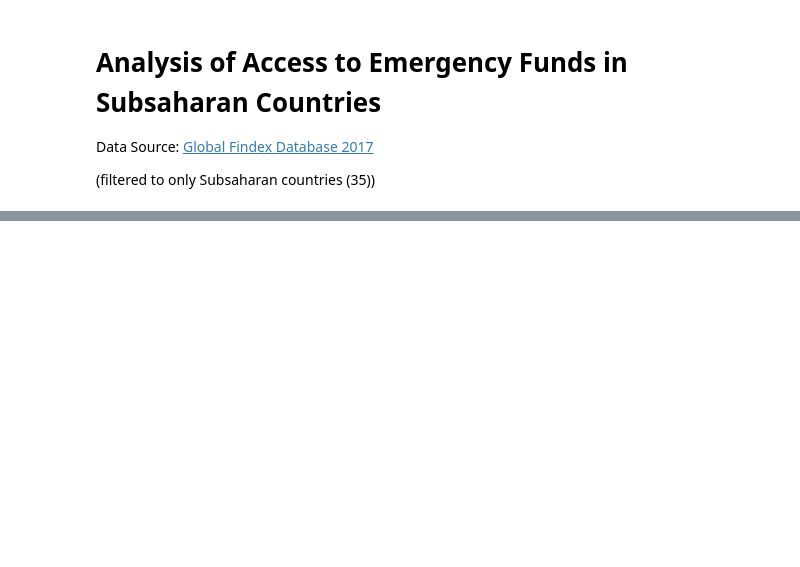
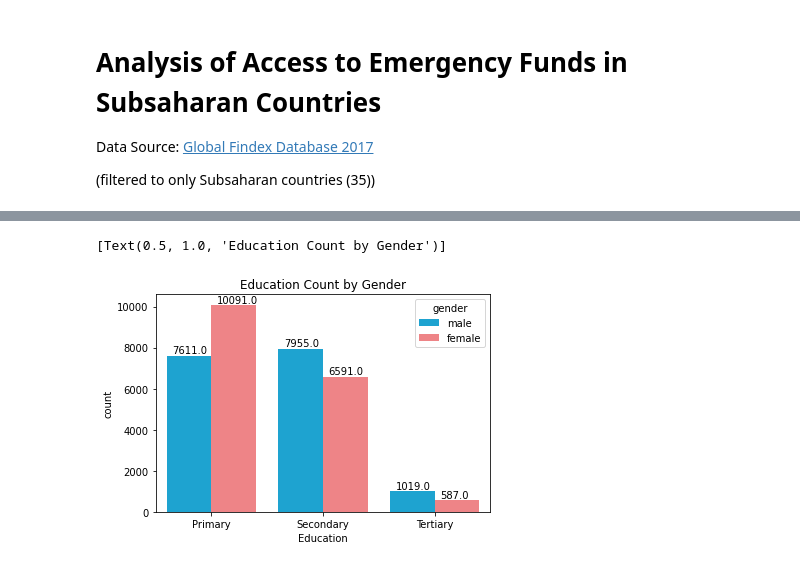
Before and after one commit to sds-capstone/2022-09-proj7-women-at-table, a Jupyter notebook: final_project.ipynb, the cells around one changed output, grey strips where cells are left out. Cells and saved outputs as stored; diff of their text form; code cells hidden in the pictures; blank space fills up the shorter version.

```diff
--- a/final_project.ipynb
+++ b/final_project.ipynb
@@ -40,0 +220,10 @@ representative of the larger set (e.g., geographic coverage)?
+# %%
+
+ebg = sns.countplot(x="Education", hue= "gender", palette= gender_palette, order= ['Primary', 'Secondary', 'Tertiary'], data= df2)
+for p in ebg.patches:
+   ebg.annotate('{:.1f}'.format(p.get_height()), (p.get_x()+.05, p.get_height()+100))
+
+ebg.set(title= "Education Count by Gender")
+# %% [output]
+[Text(0.5, 1.0, 'Education Count by Gender')]
+[figure, added]
```
Also changed, not shown: parts of 54 cells of this notebook.
